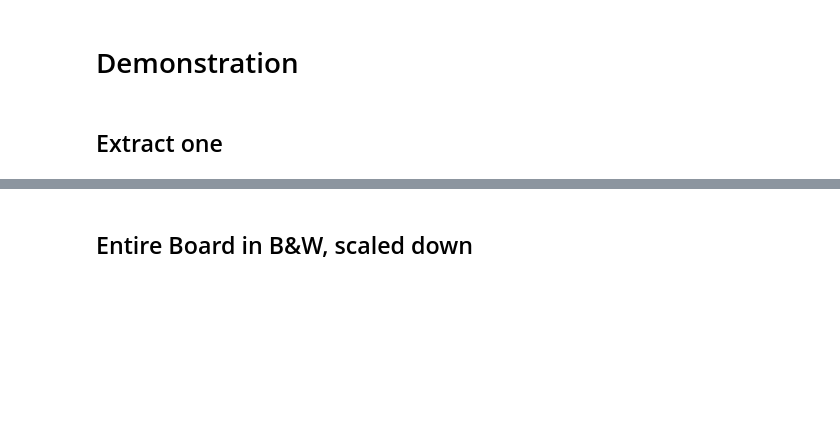
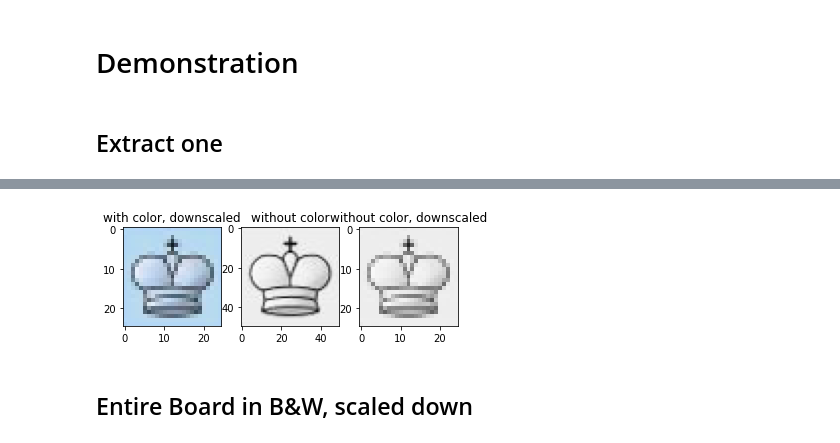
Before and after one commit to jordanc3/COMP5048, a Jupyter notebook: Loading Dataset and Preprocess.ipynb, the cells around one changed output, grey strips where cells are left out. Drawn from its saved outputs; the diff is of its cells as text; code cells hidden in the pictures; blank space fills up the shorter version.

```diff
--- a/Loading Dataset and Preprocess.ipynb
+++ b/Loading Dataset and Preprocess.ipynb
@@ -220,15 +258,18 @@ if RUN_DEMONSTRATION:
 # %%
 if RUN_DEMONSTRATION:
+    to_show = 1, 3
     plt.subplot(131)
     plt.title('with color, downscaled')
-    plt.imshow(split_chessboard(cv2.resize(im, (200, 200)))[0, 1])
+    plt.imshow(split_chessboard(cv2.resize(im, (200, 200)))[to_show])
     plt.subplot(132)
     plt.title('without color')
-    plt.imshow(split_chessboard(cv2.cvtColor(im, cv2.COLOR_BGR2GRAY))[0, 1], cmap='Greys_r')
+    plt.imshow(split_chessboard(cv2.cvtColor(im, cv2.COLOR_BGR2GRAY))[to_show], cmap='Greys_r', vmin=0, vmax=255)
     plt.subplot(133)
     plt.title('without color, downscaled')
-    plt.imshow(split_chessboard(cv2.cvtColor(cv2.resize(im, (200, 200)), cv2.COLOR_BGR2GRAY))[0, 1], cmap='Greys_r')
+    plt.imshow(split_chessboard(cv2.cvtColor(cv2.resize(im, (200, 200)), cv2.COLOR_BGR2GRAY))[to_show], cmap='Greys_r', vmin=0, vmax=255)
     plt.show()
+# %% [output]
+[figure, added]
 # %% [markdown]
 ## Entire Board in B&W, scaled down
 # %%
```
Also changed, not shown: parts of 11 cells of this notebook.
